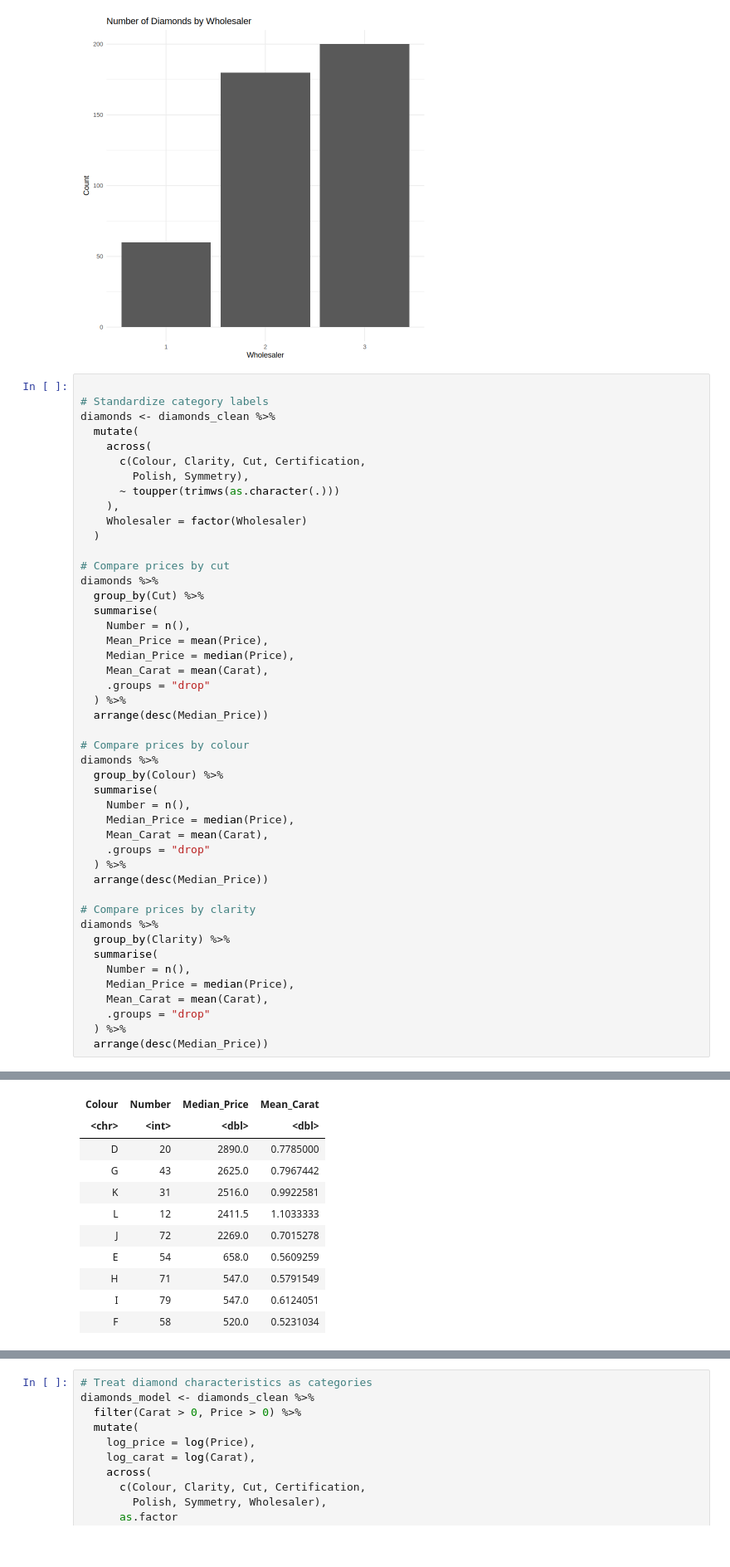
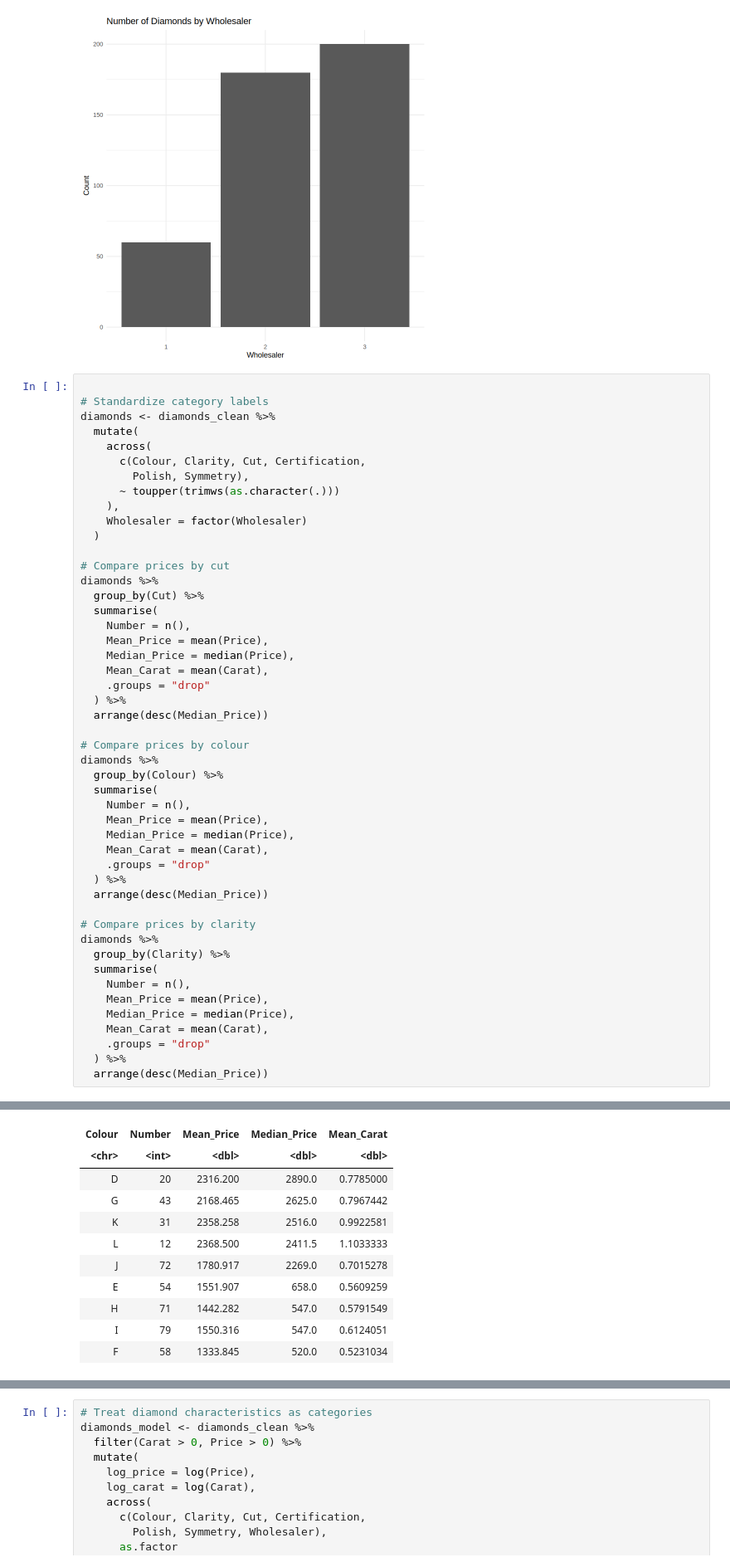
Before and after one commit to iplaycos1-crypto/MBA6636, a Jupyter notebook: Copy_of_MBA6636_3769291_Sun_DEA.ipynb, the cells around one changed output, grey strips where cells are left out. Shown at 83% size. Saved outputs shown, nothing was run; the diff lists cells and outputs as text.

```diff
--- a/Copy_of_MBA6636_3769291_Sun_DEA.ipynb
+++ b/Copy_of_MBA6636_3769291_Sun_DEA.ipynb
@@ -470,6 +470,7 @@ diamonds %>%
   group_by(Colour) %>%
   summarise(
     Number = n(),
+    Mean_Price = mean(Price),
     Median_Price = median(Price),
     Mean_Carat = mean(Carat),
     .groups = "drop"
@@ -481,6 +482,7 @@ diamonds %>%
   group_by(Clarity) %>%
   summarise(
     Number = n(),
+    Mean_Price = mean(Price),
     Median_Price = median(Price),
     Mean_Carat = mean(Carat),
     .groups = "drop"
@@ -499,11 +501,11 @@ A tibble: 9 × 4
-| Colour | Number | Median_Price | Mean_Carat |
-| <chr> | <int> | <dbl> | <dbl> |
-| D | 20 | 2890.0 | 0.7785000 |
-| G | 43 | 2625.0 | 0.7967442 |
-| K | 31 | 2516.0 | 0.9922581 |
-| L | 12 | 2411.5 | 1.1033333 |
-| J | 72 | 2269.0 | 0.7015278 |
-| E | 54 | 658.0 | 0.5609259 |
-| H | 71 | 547.0 | 0.5791549 |
-| I | 79 | 547.0 | 0.6124051 |
-| F | 58 | 520.0 | 0.5231034 |
+| Colour | Number | Mean_Price | Median_Price | Mean_Carat |
+| <chr> | <int> | <dbl> | <dbl> | <dbl> |
+| D | 20 | 2316.200 | 2890.0 | 0.7785000 |
+| G | 43 | 2168.465 | 2625.0 | 0.7967442 |
+| K | 31 | 2358.258 | 2516.0 | 0.9922581 |
+| L | 12 | 2368.500 | 2411.5 | 1.1033333 |
+| J | 72 | 1780.917 | 2269.0 | 0.7015278 |
+| E | 54 | 1551.907 | 658.0 | 0.5609259 |
+| H | 71 | 1442.282 | 547.0 | 0.5791549 |
+| I | 79 | 1550.316 | 547.0 | 0.6124051 |
+| F | 58 | 1333.845 | 520.0 | 0.5231034 |
```
Also changed, not shown: parts of 3 cells of this notebook.
